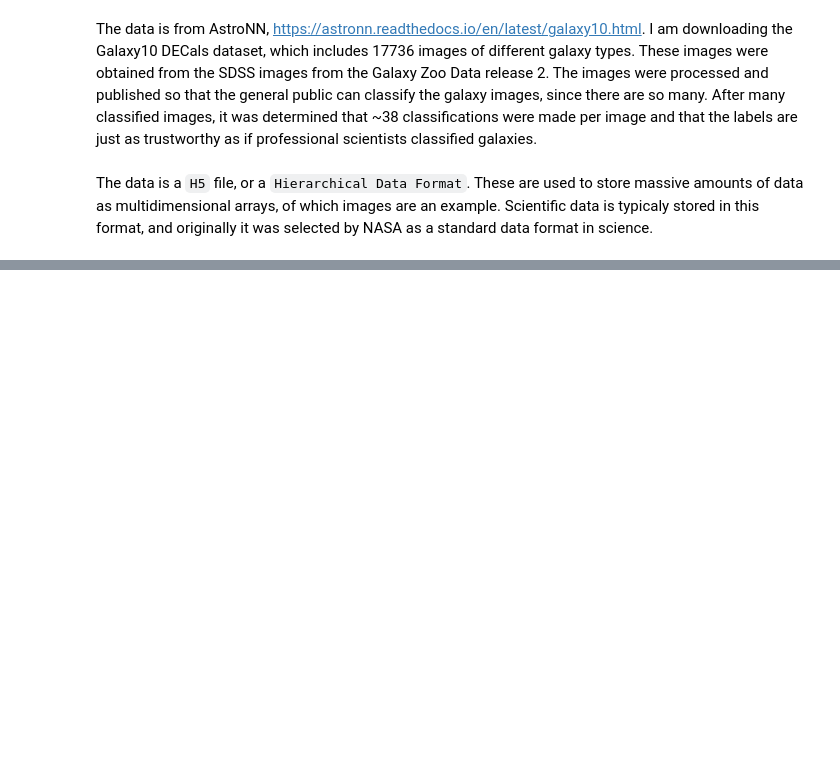
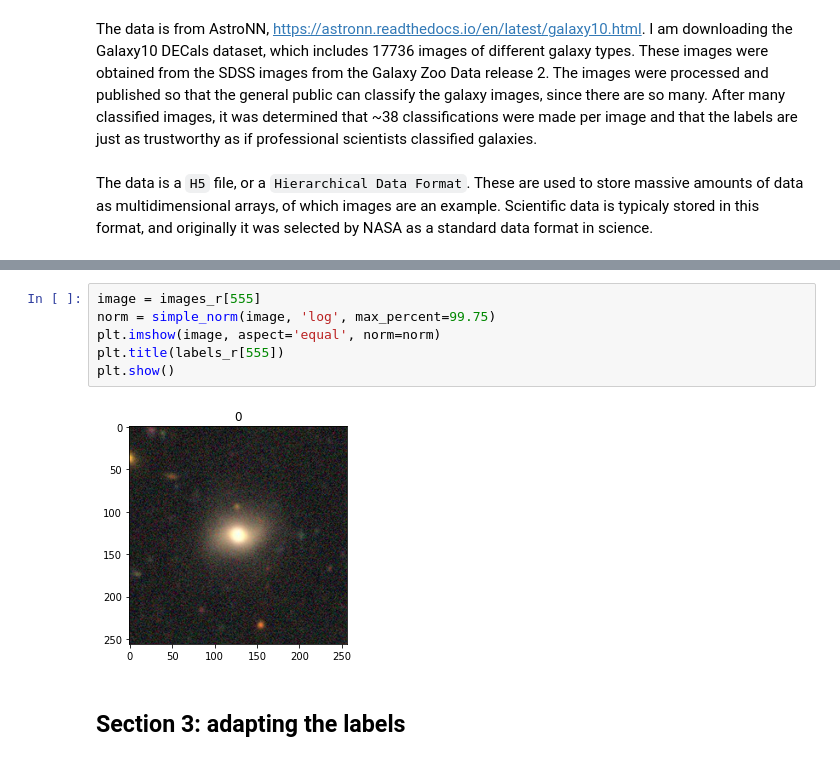
Before and after one commit to emadonev/galaxy_merger, a Jupyter notebook: nbs/03_Real_data.ipynb, the cells around one changed output, grey strips where cells are left out. Saved outputs shown, nothing was run; the diff lists cells and outputs as text; blank space fills up the shorter version.

```diff
--- a/nbs/03_Real_data.ipynb
+++ b/nbs/03_Real_data.ipynb
@@ -56,0 +70,10 @@ plt.show()
+# %%
+image = images_r[555]
+norm = simple_norm(image, 'log', max_percent=99.75)
+plt.imshow(image, aspect='equal', norm=norm)
+plt.title(labels_r[555])
+plt.show()
+# %% [output]
+[figure, added]
+# %% [markdown]
+## Section 3: adapting the labels
```
Also changed, not shown: parts of 16 cells of this notebook, 1 other file.
